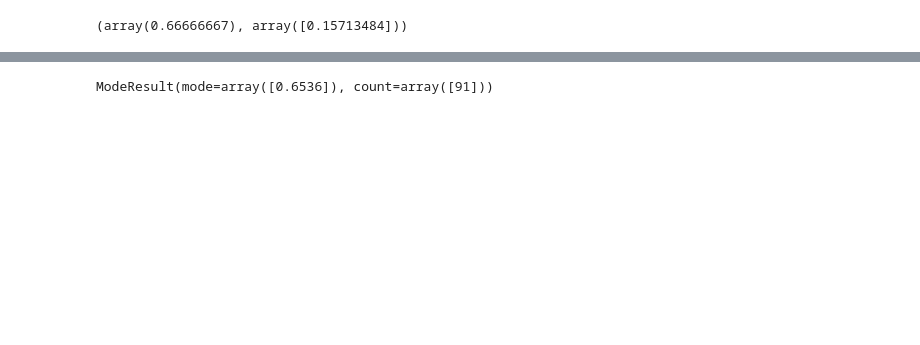
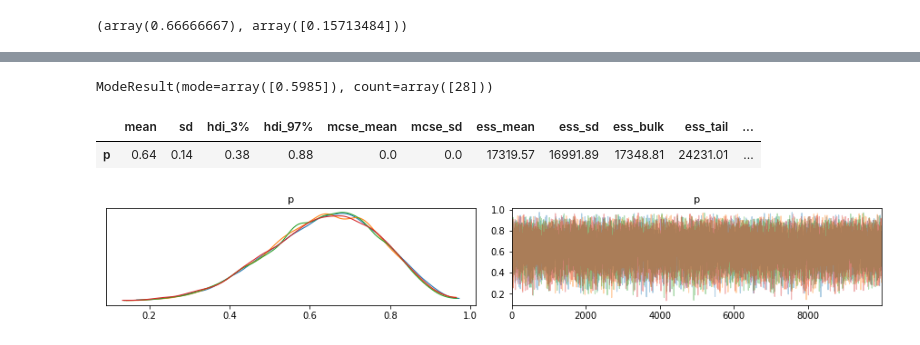
Before and after one commit to realkenlee/bayes, a Jupyter notebook: Chapter2.ipynb, the cells around one changed output, grey strips where cells are left out. Saved outputs shown, nothing was run; the diff lists cells and outputs as text; code cells hidden in the pictures; blank space fills up the shorter version.

Commit message:
added HDPI

```diff
--- a/Chapter2.ipynb
+++ b/Chapter2.ipynb
@@ -44,6 +46,6 @@ Sampling 4 chains for 1_000 tune and 50_000 draw iterations (4_000 + 200_000 dra
 # %%
 from scipy.stats import mode
-import numpy as mp
+import numpy as np
 
 trace['p']
 def PI(samples, prob:float=0.89):
@@ -51,9 +53,21 @@ def PI(samples, prob:float=0.89):
     side = (1-prob)/2
     return np.quantile(samples, (side, 1-side))
 
-def MAP(samples, precison = 4):
-    return mode(np.round(samples, 4))
+def MAP(samples, decimals = 4):
+    return mode(np.round(samples,decimals))
+
+def HDPI(samples, precision = 4):
+    rounded = np.rounded(samples, decimals)
+    pass
 PI(trace['p'])
 MAP(trace['p'])
 # %% [output]
-ModeResult(mode=array([0.6536]), count=array([91]))
+ModeResult(mode=array([0.5985]), count=array([28]))
+# %%
+import arviz as az
+az.plot_trace(trace)
+az.summary(trace, round_to=2)
+# %% [output]
+|  | mean | sd | hdi_3% | hdi_97% | mcse_mean | mcse_sd | ess_mean | ess_sd | ess_bulk | ess_tail | ... |
+| p | 0.64 | 0.14 | 0.38 | 0.88 | 0.0 | 0.0 | 17319.57 | 16991.89 | 17348.81 | 24231.01 | ... |
+[figure, added]
```
Also changed, not shown: parts of 2 cells of this notebook.
